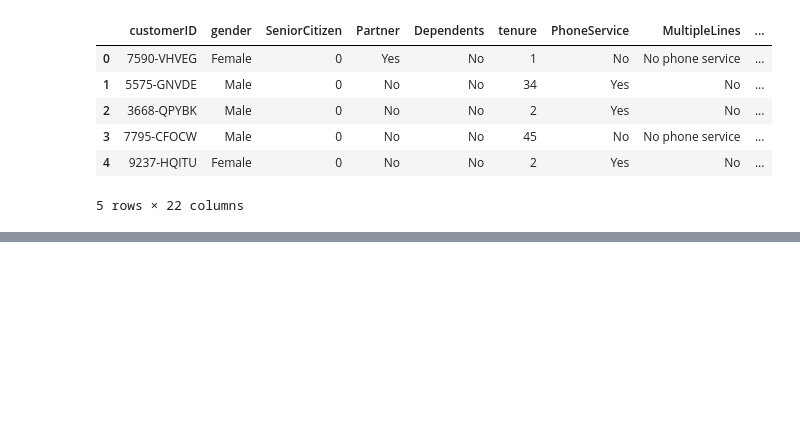
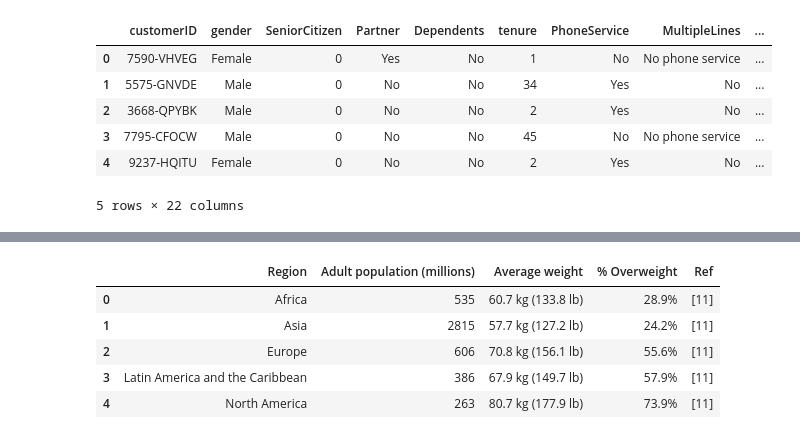
Before and after one commit to rohit0235/Data-analysis-using-pandas, a Jupyter notebook: panda.ipynb, the cells around one changed output, grey strips where cells are left out. Saved outputs shown, nothing was run; the diff lists cells and outputs as text; code cells hidden in the pictures; blank space fills up the shorter version.

```diff
--- a/panda.ipynb
+++ b/panda.ipynb
@@ -384,0 +405,2 @@ df.head()
+# %%
+out=BeautifulSoup(response.text,'html.parser')
@@ -384,0 +447,2 @@ df.head()
+# %%
+l=out.find_all('table',{'class':'wikitable sortable'})
@@ -384,0 +469,13 @@ df.head()
+# %%
+a=pd.read_html(str(l[0]))
+# %%
+df=a[0]
+# %%
+df.head()
+# %% [output]
+|  | Region | Adult population (millions) | Average weight | % Overweight | Ref |
+| 0 | Africa | 535 | 60.7 kg (133.8 lb) | 28.9% | [11] |
+| 1 | Asia | 2815 | 57.7 kg (127.2 lb) | 24.2% | [11] |
+| 2 | Europe | 606 | 70.8 kg (156.1 lb) | 55.6% | [11] |
+| 3 | Latin America and the Caribbean | 386 | 67.9 kg (149.7 lb) | 57.9% | [11] |
+| 4 | North America | 263 | 80.7 kg (177.9 lb) | 73.9% | [11] |
```
Also changed, not shown: parts of 21 cells of this notebook.
